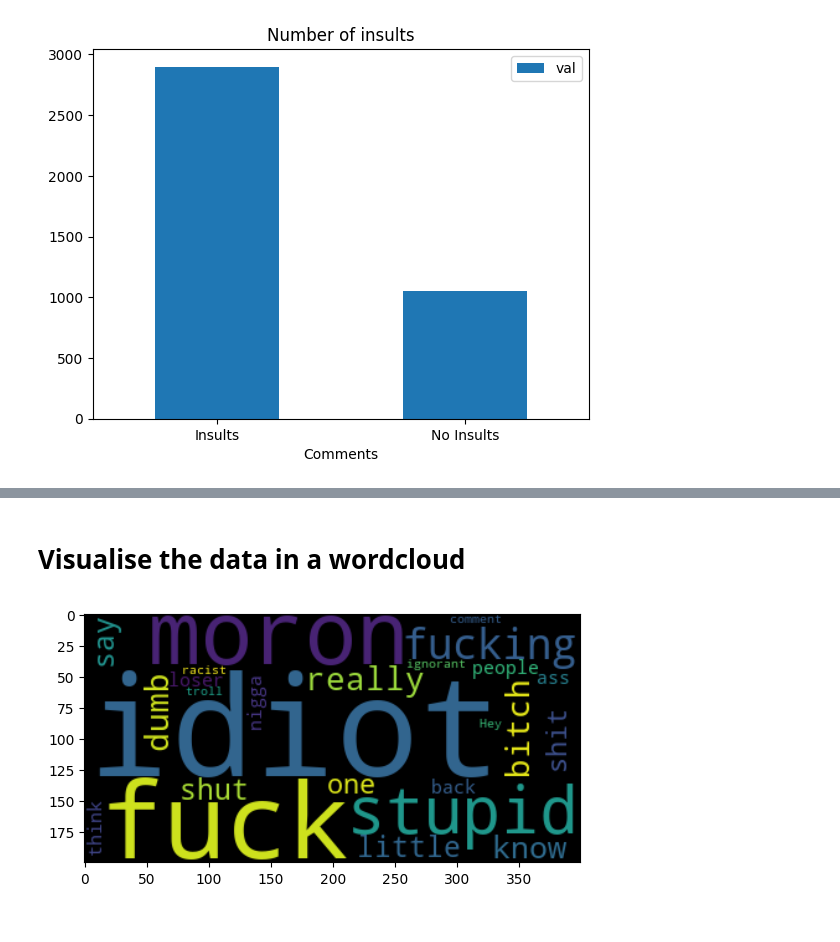
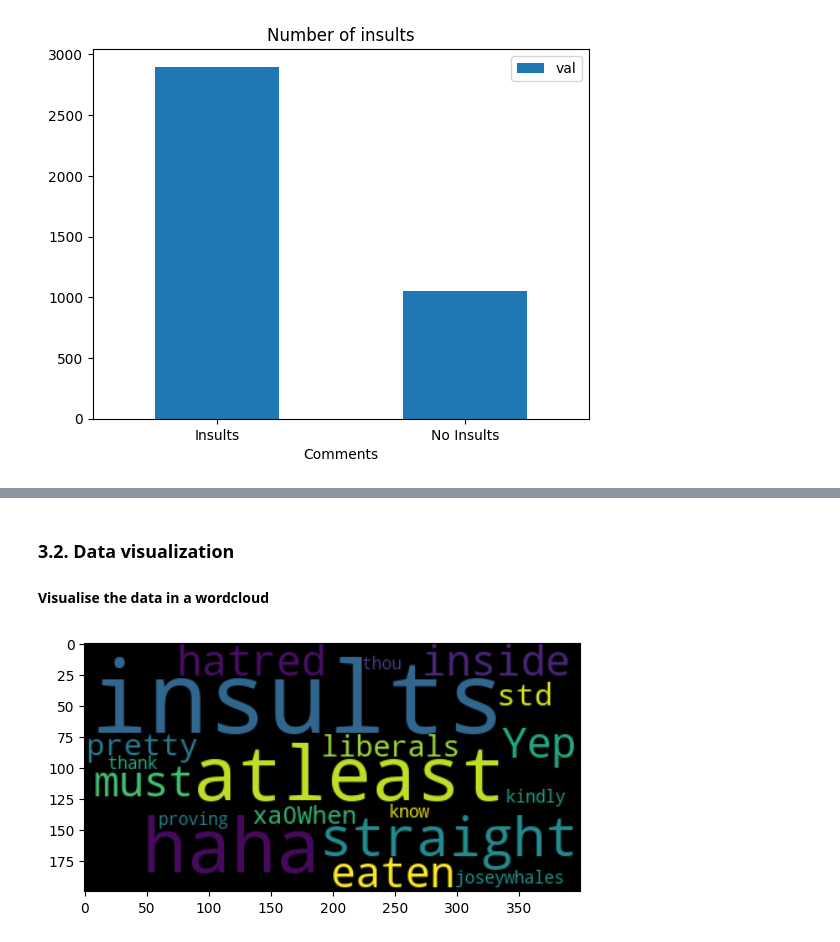
Before and after one commit to ZizouHuweidi/data-labs, a Jupyter notebook: src/Final.ipynb, the cells around one changed output, grey strips where cells are left out. Saved outputs shown, nothing was run; the diff lists cells and outputs as text; code cells hidden in the pictures.

```diff
--- a/src/Final.ipynb
+++ b/src/Final.ipynb
@@ -99,0 +72,12 @@ df_clean.head(20)
+# %%
+global bad_dict
+badfile = open('../misc/insults.txt')
+bad_dict = dict()
+for line in badfile:
+    bw = line.split(',')
+    if len(bw) == 2:
+        bad_dict[bw[0]] = bw[1].strip()
+
+filtered_df = df[df['Comment'].str.contains("insults", case=False)]
+
+filtered_df.head()
@@ -100,17 +91,19 @@ df_clean.head(20)
 # %% [markdown]
-# Visualise the data in a wordcloud
+### 3.2. Data visualization
+
+#### Visualise the data in a wordcloud
 # %%
 
 from wordcloud import WordCloud
 import matplotlib.pyplot as plt
 import re
 
-text = df_clean['Comment'].to_string(index=False)
+text = filtered_df['Comment'].to_string(index=False)
 processed_text = re.sub(r'\bxa0\b', '', text)
 
 wordcloud = WordCloud(max_words=25, min_word_length=3).generate(processed_text)
 
 plt.imshow(wordcloud, interpolation="bilinear")
 plt.show()
 # %% [output]
-[figure, old version]
+[figure, new version]
```
Also changed, not shown: parts of 16 cells of this notebook, 2 other files.
